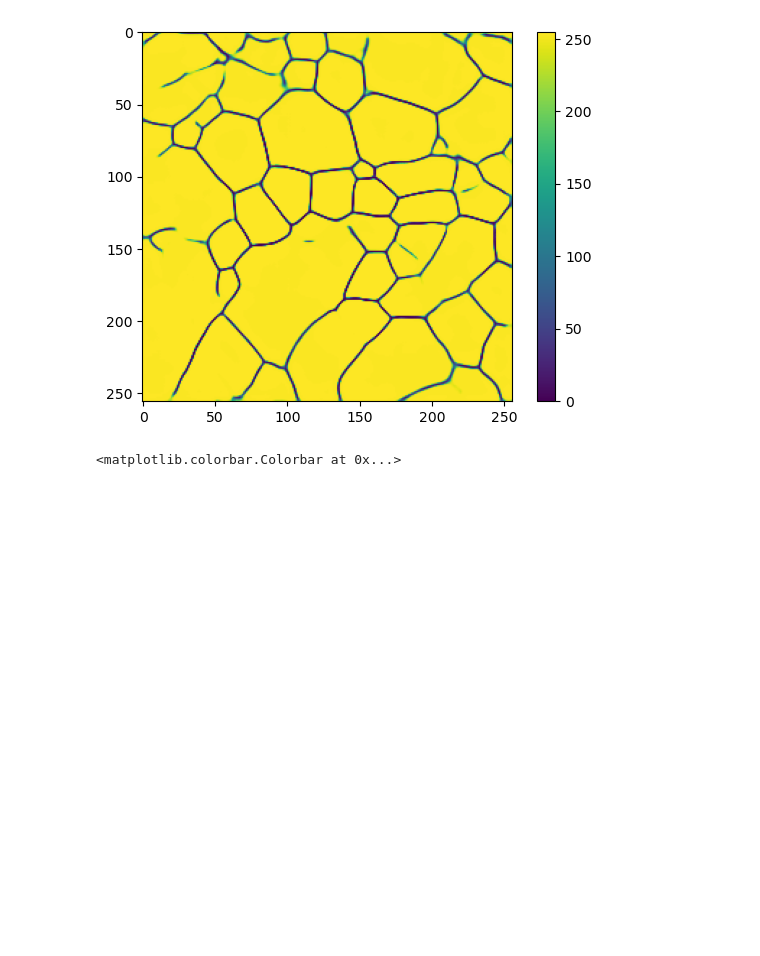
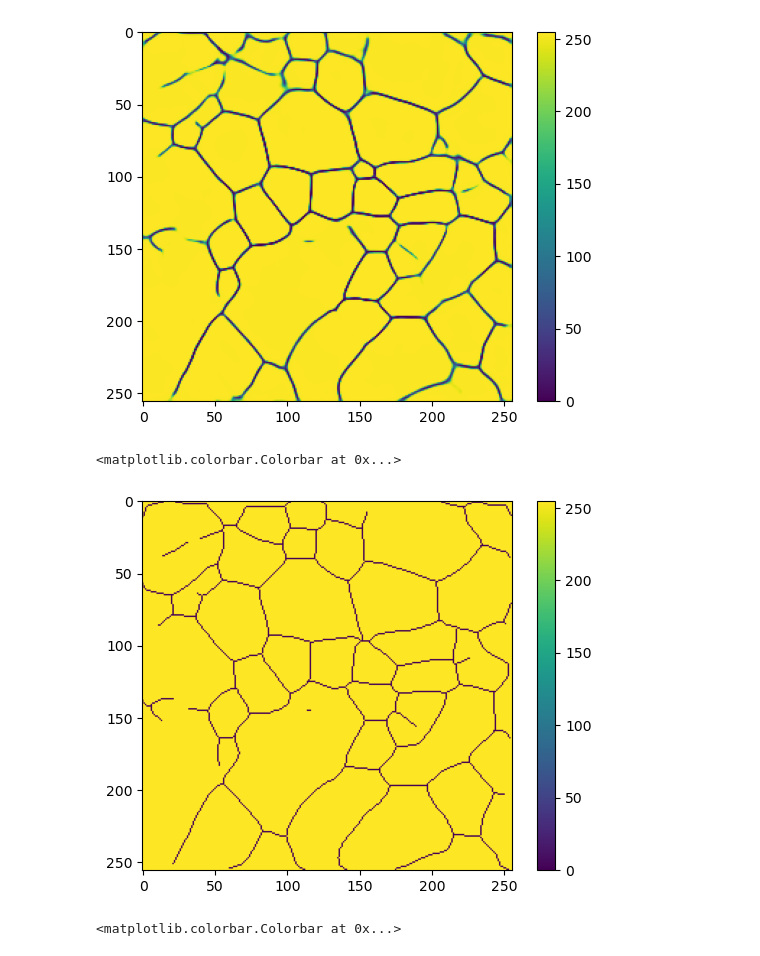
Before and after one commit to JGoddy/grain_unet, a Jupyter notebook: UNET.ipynb, the cells around one changed output. Drawn from its saved outputs; the diff is of its cells as text; code cells hidden in the pictures; blank space fills up the shorter version.

```diff
--- a/UNET.ipynb
+++ b/UNET.ipynb
@@ -241,6 +243,17 @@ plt.colorbar()
 # %% [output]
 <matplotlib.colorbar.Colorbar at 0x...>
 [figure]
+# %%
+postprocessed_image_path = "training_data/predict_unet_grain_nouveaux_test_95_256/post_process/postprocessed/postprocess_predict_98.png"
+postprocessed_image = Image.open(postprocessed_image_path)
+postprocessed_image = postprocessed_image.convert('L')  # Convert to grayscale
+# Convert image to numpy array and binarize
+postprocessed_image_array = np.array(postprocessed_image)
+plt.imshow(postprocessed_image_array,cmap='viridis')
+plt.colorbar()
+# %% [output]
+<matplotlib.colorbar.Colorbar at 0x...>
+[figure, added]
 # %%
 binary_array = (pred_image_array <200).astype(int)
 plt.imshow(binary_array,cmap='viridis')
```
Also changed, not shown: parts of 4 cells of this notebook, 2 other files.
